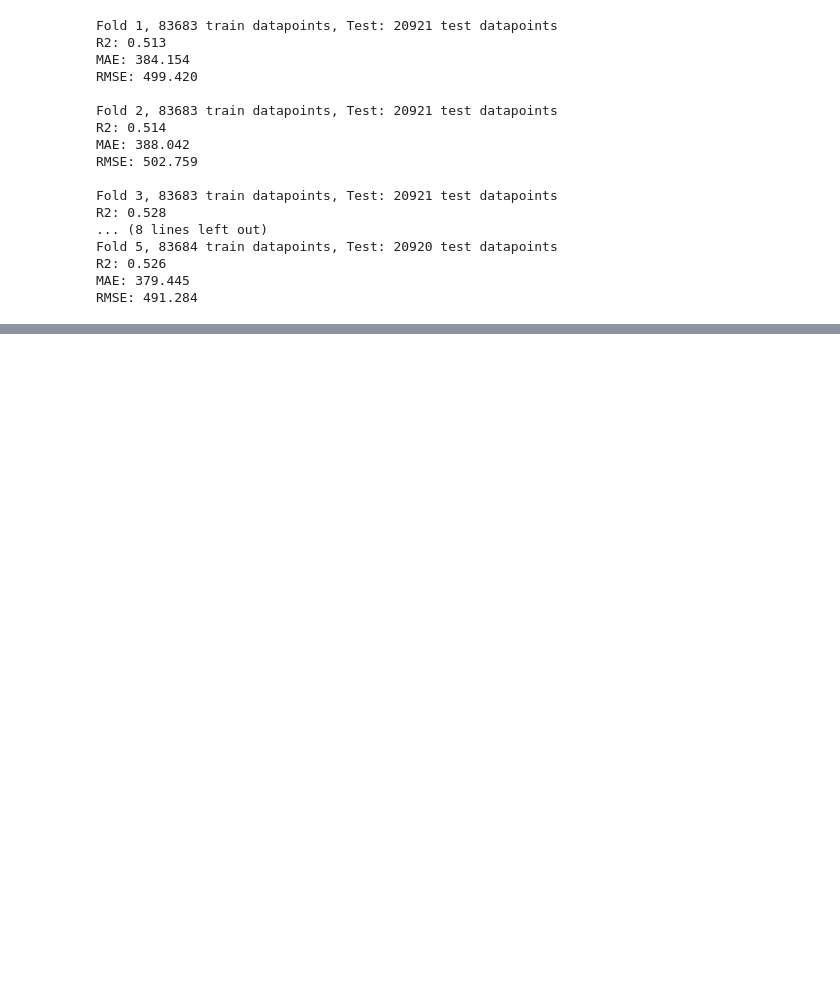
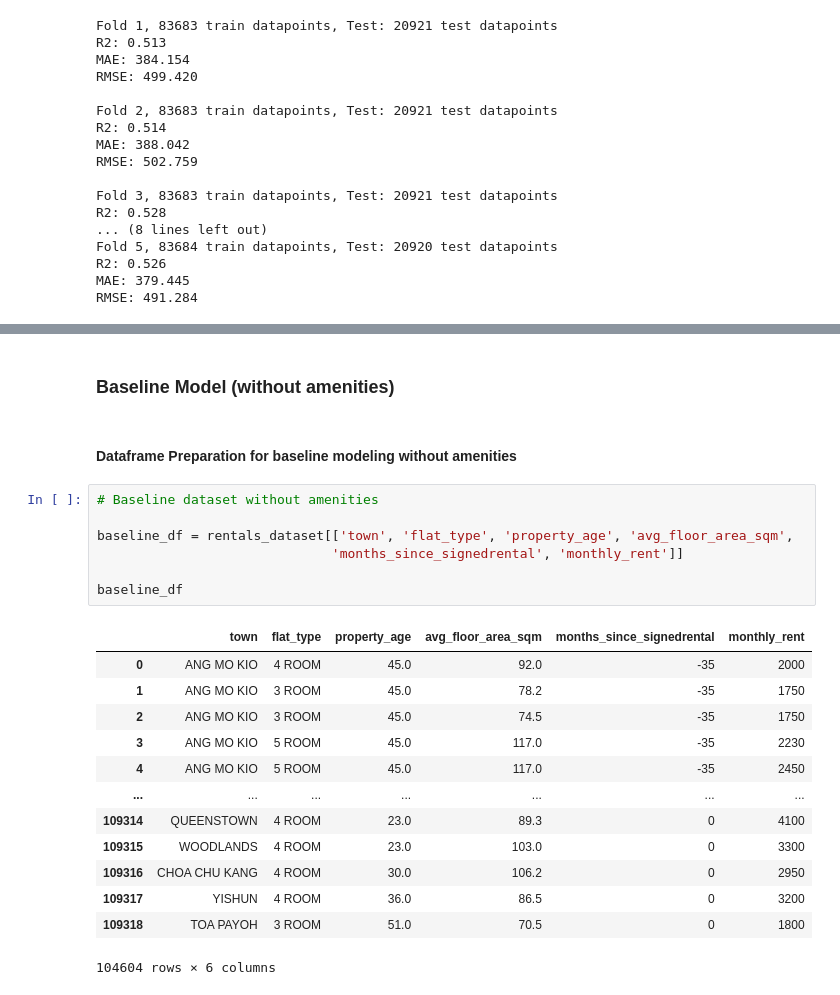
Before and after one commit to bryanlzl/hdb_resale_prediction, a Jupyter notebook: rentals_prediction.ipynb, the cells around one changed output, grey strips where cells are left out. Saved outputs shown, nothing was run; the diff lists cells and outputs as text; blank space fills up the shorter version.

```diff
--- a/rentals_prediction.ipynb
+++ b/rentals_prediction.ipynb
@@ -840,0 +895,25 @@ RMSE: 479.795
+# %% [markdown]
+### Baseline Model (without amenities)
+# %% [markdown]
+#### Dataframe Preparation for baseline modeling without amenities
+# %%
+# Baseline dataset without amenities
+
+baseline_df = rentals_dataset[['town', 'flat_type', 'property_age', 'avg_floor_area_sqm',
+                              'months_since_signedrental', 'monthly_rent']]
+
+baseline_df
+# %% [output]
+|  | town | flat_type | property_age | avg_floor_area_sqm | months_since_signedrental | monthly_rent |
+| 0 | ANG MO KIO | 4 ROOM | 45.0 | 92.0 | -35 | 2000 |
+| 1 | ANG MO KIO | 3 ROOM | 45.0 | 78.2 | -35 | 1750 |
+| 2 | ANG MO KIO | 3 ROOM | 45.0 | 74.5 | -35 | 1750 |
+| 3 | ANG MO KIO | 5 ROOM | 45.0 | 117.0 | -35 | 2230 |
+| 4 | ANG MO KIO | 5 ROOM | 45.0 | 117.0 | -35 | 2450 |
+| ... | ... | ... | ... | ... | ... | ... |
+| 109314 | QUEENSTOWN | 4 ROOM | 23.0 | 89.3 | 0 | 4100 |
+| 109315 | WOODLANDS | 4 ROOM | 23.0 | 103.0 | 0 | 3300 |
+| 109316 | CHOA CHU KANG | 4 ROOM | 30.0 | 106.2 | 0 | 2950 |
+| 109317 | YISHUN | 4 ROOM | 36.0 | 86.5 | 0 | 3200 |
+| 109318 | TOA PAYOH | 3 ROOM | 51.0 | 70.5 | 0 | 1800 |
+104604 rows × 6 columns
```
Also changed, not shown: parts of 77 cells of this notebook.
